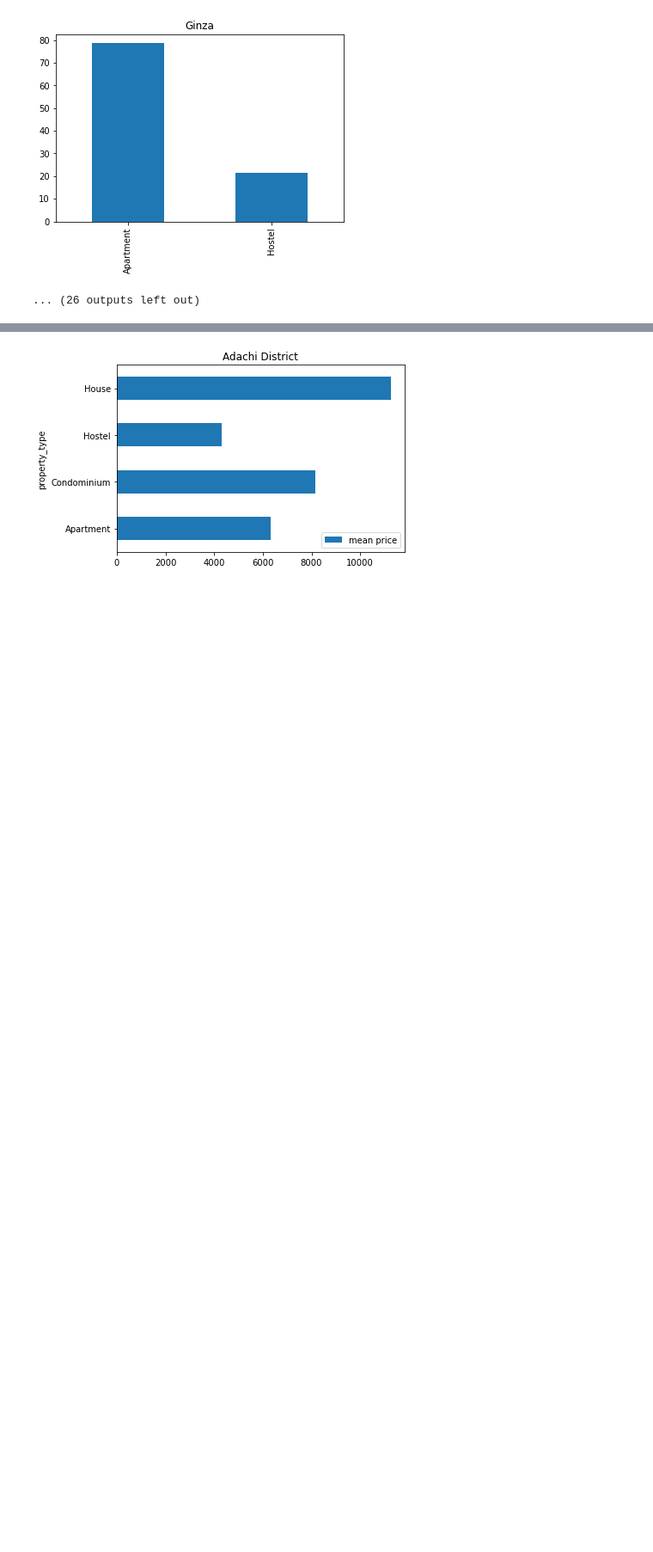
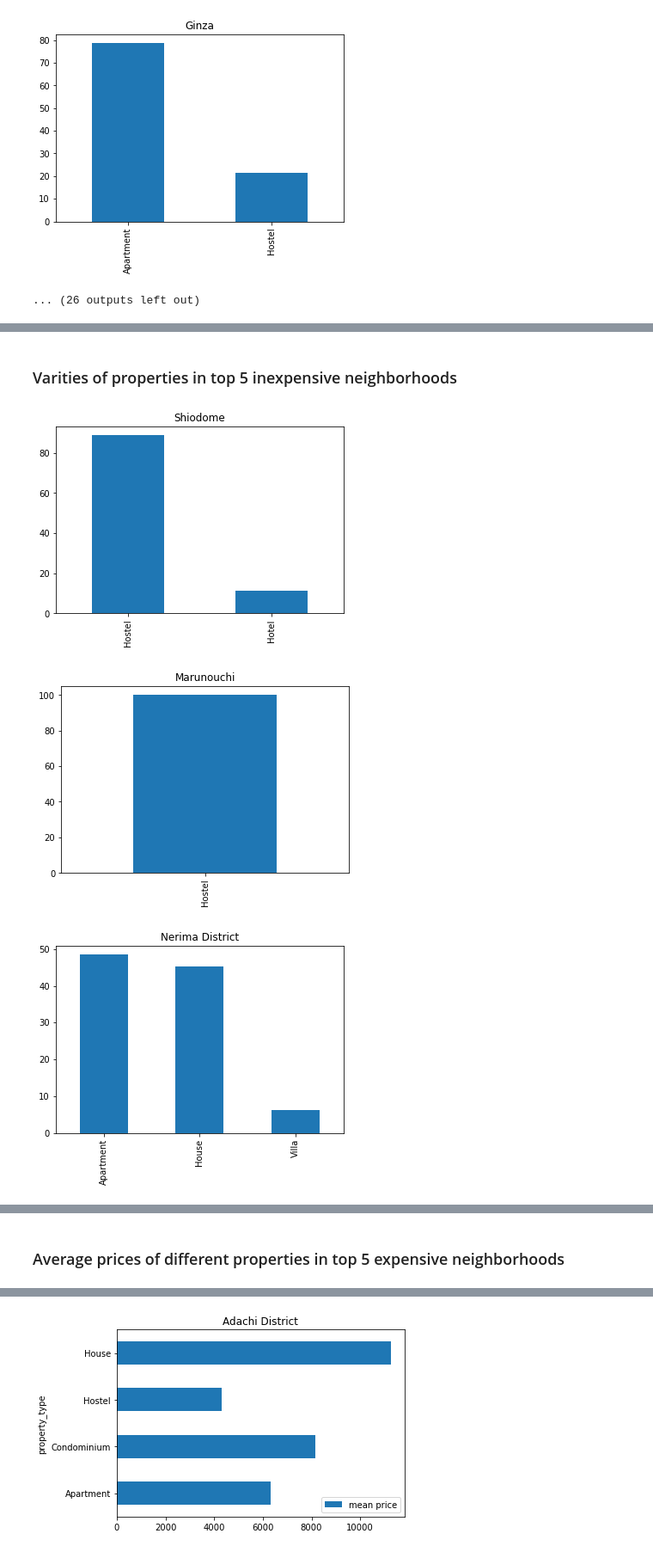
Before and after one commit to MrYelameli/airbnb_tokyo, a Jupyter notebook: main.ipynb, the cells around one changed output, grey strips where cells are left out. Shown at 86% size. Drawn from its saved outputs; the diff is of its cells as text; code cells hidden in the pictures; blank space fills up the shorter version.

```diff
--- a/main.ipynb
+++ b/main.ipynb
@@ -73,0 +106,15 @@ for group_name, df_group in types_of_accomdation:
+# %% [markdown]
+### Varities of properties in top 5 inexpensive neighborhoods
+# %%
+groups = ['Shiodome','Marunouchi','Nerima District','Roppongi Hills','Tsukishima']
+types_of_accomdation=df_price.groupby('neighbourhood')
+#fig,ax = plt.subplot(2,3)
+for i in range(0,len(groups)):
+    l=types_of_accomdation.get_group(groups[i])['property_type']
+    ((l.value_counts())/(len(l))*100).plot(kind='bar')
+    plt.title(groups[i])
+    plt.show()
+# %% [output]
+[figure, added]
+[figure, added]
+[figure, added]
@@ -74,3 +123,5 @@ for group_name, df_group in types_of_accomdation:
+# %% [markdown]
+### Average prices of different properties in top 5 expensive neighborhoods
 # %%
 grouped_multiple = df_price.groupby(['neighbourhood','property_type']).agg({'price':['mean']})
 grouped_multiple.columns=['mean price']
```
Also changed, not shown: parts of 12 cells of this notebook.
